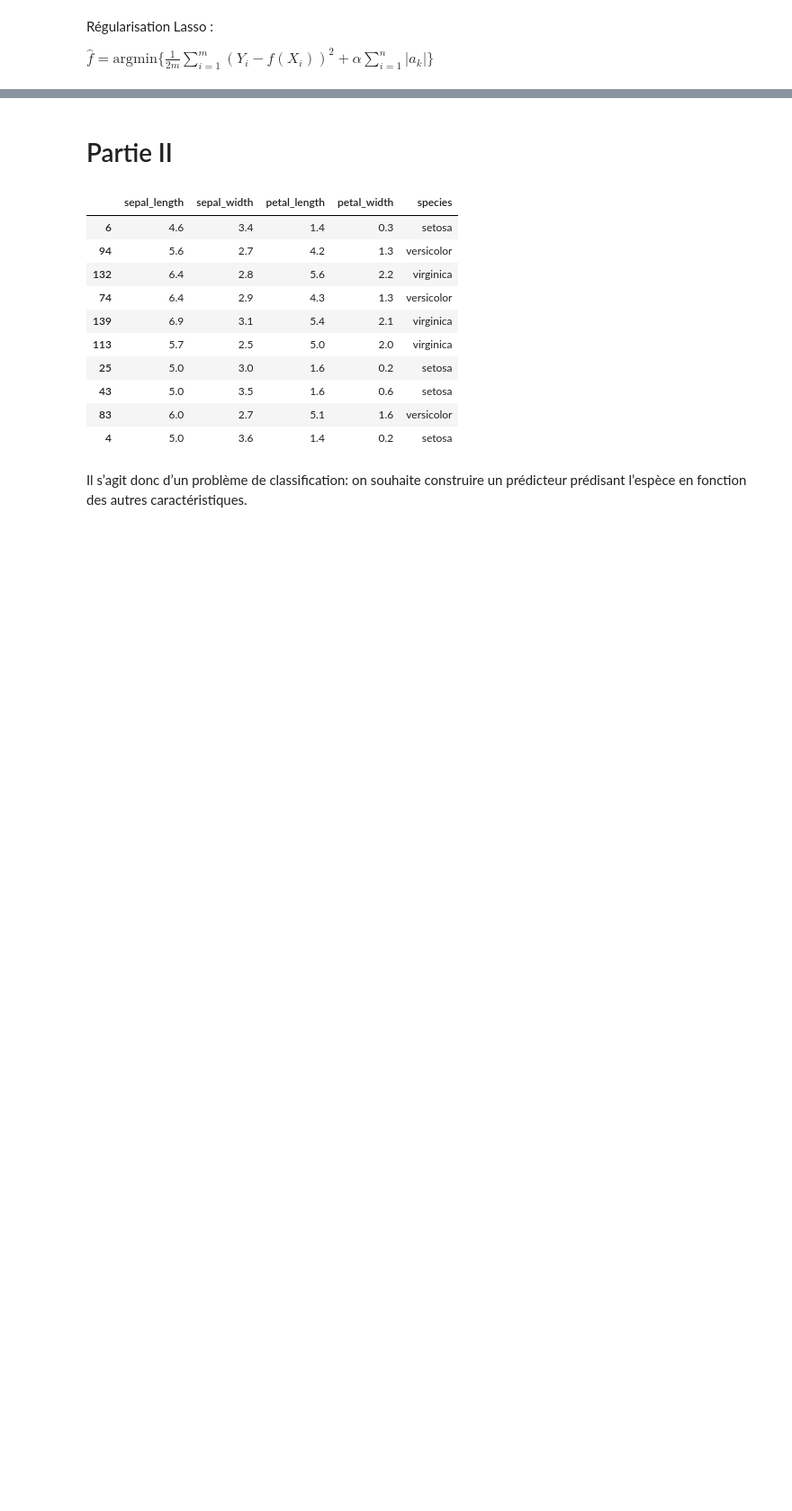
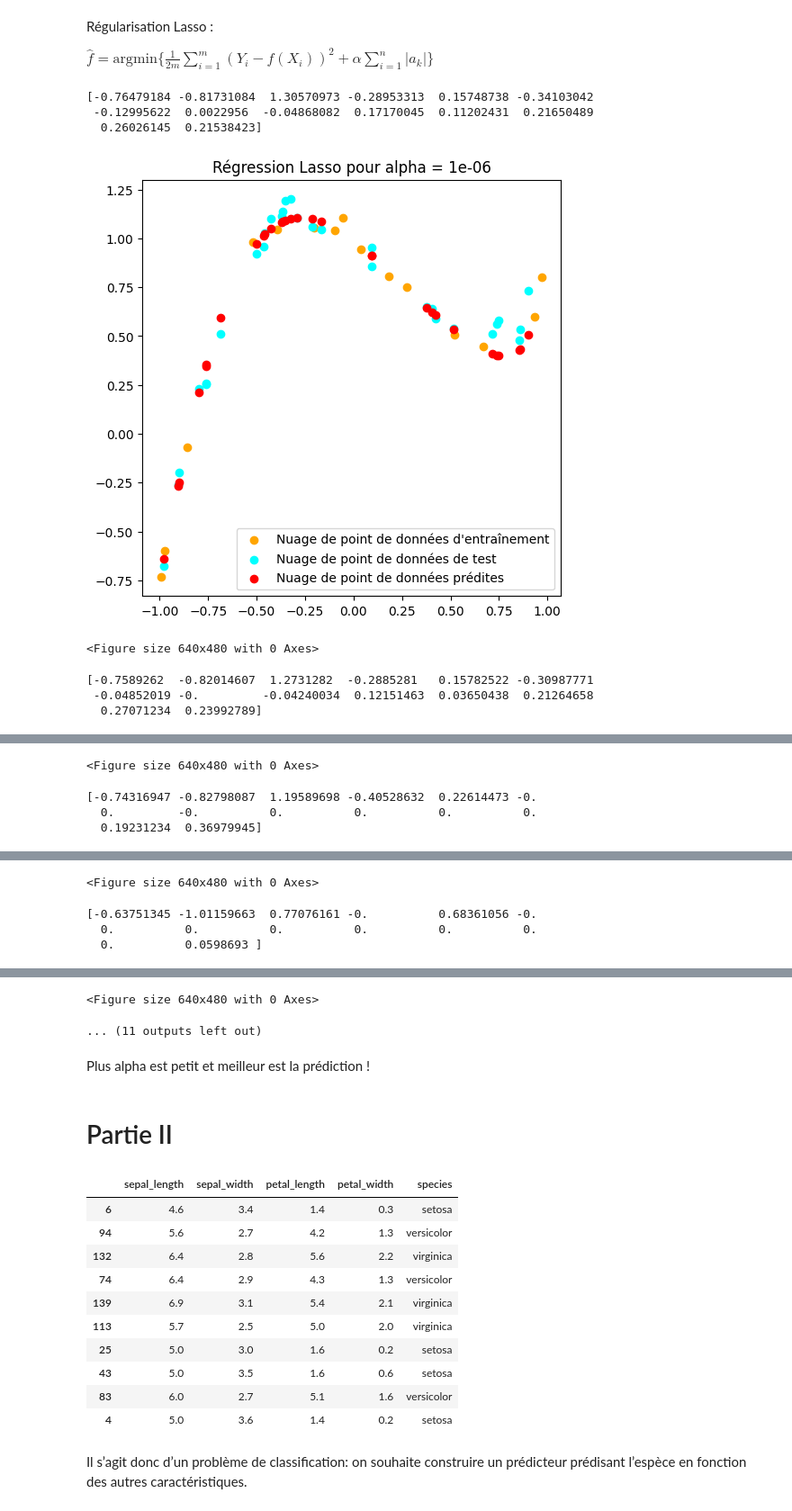
Before and after one commit to AugustinCablant/Learning-ML, a Jupyter notebook: TP_ENSAE_2A/TP1.ipynb, the cells around one changed output, grey strips where cells are left out. Shown at 90% size. Saved outputs shown, nothing was run; the diff lists cells and outputs as text; code cells hidden in the pictures; blank space fills up the shorter version.

```diff
--- a/TP_ENSAE_2A/TP1.ipynb
+++ b/TP_ENSAE_2A/TP1.ipynb
@@ -227,5 +265,47 @@ plt.show()
 Régularisation Lasso :
 
 $ \hat{f} = \text{argmin} \{ \frac{1}{2m} \displaystyle \sum _{i=1} ^m (Y_i - f(X_i) )^2 + \alpha \displaystyle \sum _{i=1} ^n |a_k| \}$
-# %%
-f = Lasso(0.1)
+# %%
+n = 14
+Alpha = [10**(-6), 10**(-5), 10**(-4), 10**(-3), 10**(-2), 10**(-1), 1]
+errors = []
+test_errors = []
+for alpha in Alpha:
+    f = Lasso(alpha)
+    psi_transform = PolynomialFeatures(n, include_bias=False).fit_transform
+    f.fit(psi_transform(X), Y)
+    pred = f.predict(psi_transform(X))
+    pred2 = f.predict(psi_transform(X_test))
+    errors.append(MSE(pred,Y))
+    test_errors.append(MSE(pred2,Y_test))
+    print(f.coef_)
+    plt.figure(figsize=(6,6))
+    plt.scatter(X, Y, color = "orange", label = "Nuage de point de données d'entraînement")
+    plt.scatter(X_test, Y_test, color = "cyan", label = "Nuage de point de données de test")
+    plt.scatter(X_test, pred2, color = "red", label = "Nuage de point de données prédites")
+    plt.title(f"Régression Lasso pour alpha = {alpha}")
+    plt.legend()
+    plt.figure()
+    plt.show()
+
+plt.figure(figsize=(12,8))
+plt.plot(Alpha, errors, label = "Erreurs d'apprentissage")
+plt.plot(Alpha, test_errors, label = "Erreurs de test")
+plt.legend()
+plt.show()
+
+plt.figure(figsize=(12,8))
+plt.plot(np.log(Alpha), errors, label = "Erreurs d'apprentissage")
+plt.plot(np.log(Alpha), test_errors, label = "Erreurs de test")
+plt.xlabel("Échelle logarithmique")
+plt.legend()
+plt.show()
+# %% [output]
+[-0.76479184 -0.81731084  1.30570973 -0.28953313  0.15748738 -0.34103042
+ -0.12995622  0.0022956  -0.04868082  0.17170045  0.11202431  0.21650489
+  0.26026145  0.21538423]
+[figure, added]
+<Figure size 640x480 with 0 Axes>
+[-0.7589262  -0.82014607  1.2731282  -0.2885281   0.15782522 -0.30987771
+ -0.04852019 -0.         -0.04240034  0.12151463  0.03650438  0.21264658
+  0.27071234  0.23992789]
@@ -231,0 +313,4 @@ f = Lasso(0.1)
+<Figure size 640x480 with 0 Axes>
+[-0.74316947 -0.82798087  1.19589698 -0.40528632  0.22614473 -0.
+  0.         -0.          0.          0.          0.          0.
+  0.19231234  0.36979945]
@@ -231,0 +318,4 @@ f = Lasso(0.1)
+<Figure size 640x480 with 0 Axes>
+[-0.63751345 -1.01159663  0.77076161 -0.          0.68361056 -0.
+  0.          0.          0.          0.          0.          0.
+  0.          0.0598693 ]
@@ -232,3 +323,7 @@ f = Lasso(0.1)
+<Figure size 640x480 with 0 Axes>
+... (11 outputs left out)
+# %% [markdown]
+Plus alpha est petit et meilleur est la prédiction !
 # %% [markdown]
 # Partie II
 # %%
```
Also changed, not shown: parts of 13 cells of this notebook.
